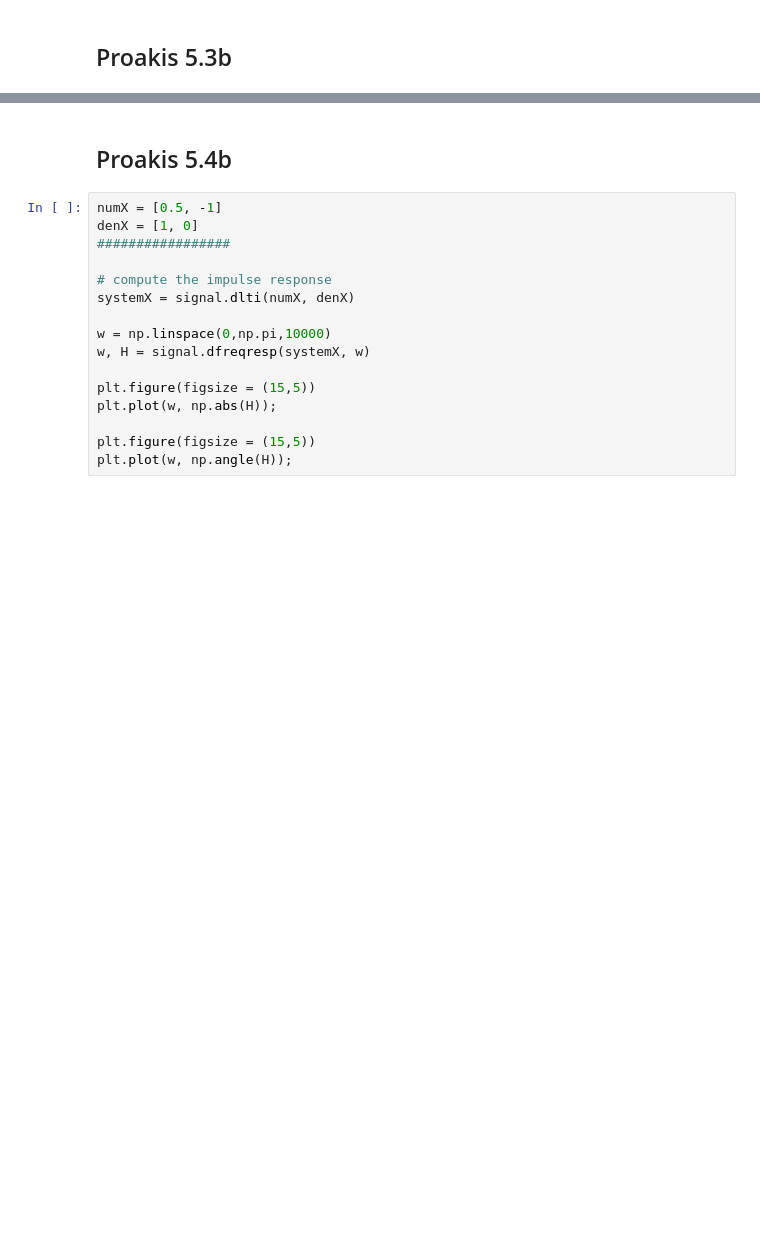
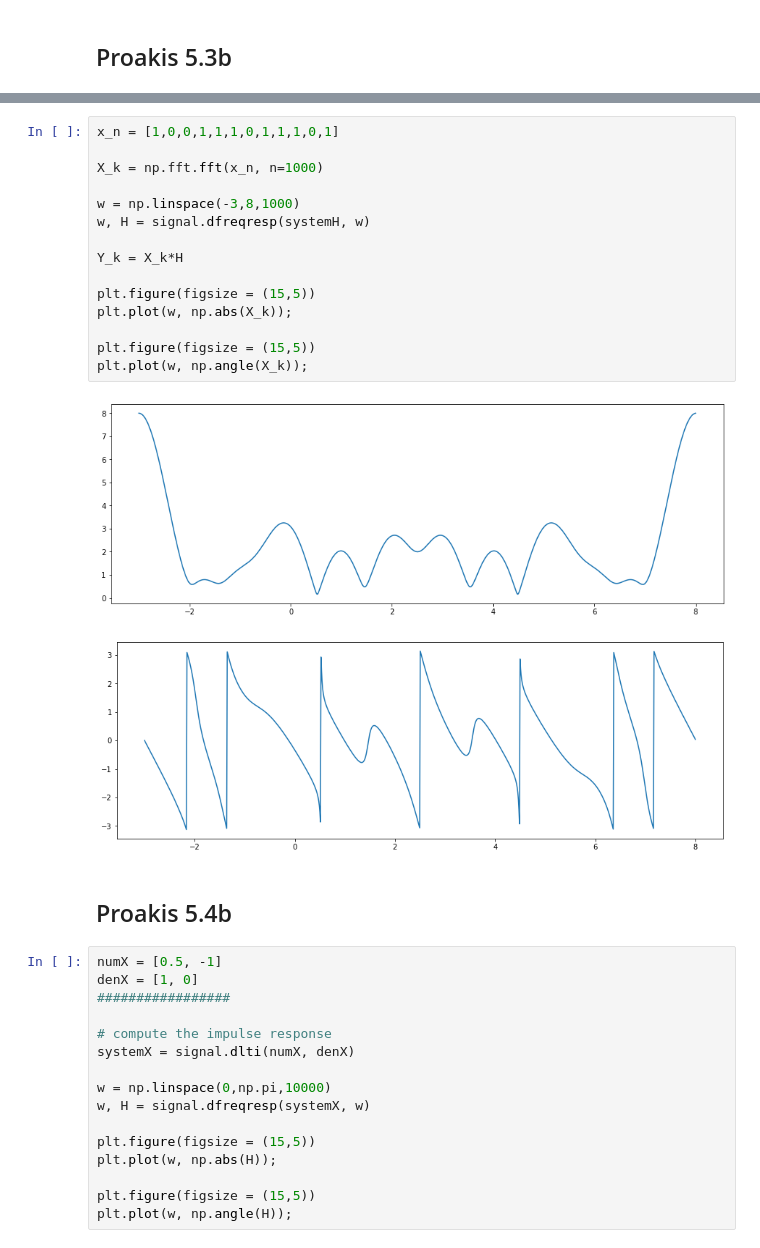
Before and after one commit to ductai199x/Course_work, a Jupyter notebook: eces434/labs/src/hw3/Homework3.ipynb, the cells around one changed output, grey strips where cells are left out. Cells and saved outputs as stored; diff of their text form; blank space fills up the shorter version.

```diff
--- a/ecec434/labs/src/hw3/Homework3.ipynb
+++ b/eces434/labs/src/hw3/Homework3.ipynb
@@ -52,3 +49,21 @@ plt.plot(w, H.imag);
+# %%
+x_n = [1,0,0,1,1,1,0,1,1,1,0,1]
+
+X_k = np.fft.fft(x_n, n=1000)
+
+w = np.linspace(-3,8,1000)
+w, H = signal.dfreqresp(systemH, w)
+
+Y_k = X_k*H
+
+plt.figure(figsize = (15,5))
+plt.plot(w, np.abs(X_k));
+
+plt.figure(figsize = (15,5))
+plt.plot(w, np.angle(X_k));
+# %% [output]
+[figure, added]
+[figure, added]
 # %% [markdown]
 ## Proakis 5.4b
 # %%
```
Also changed, not shown: parts of 11 cells of this notebook, 15 other files.
